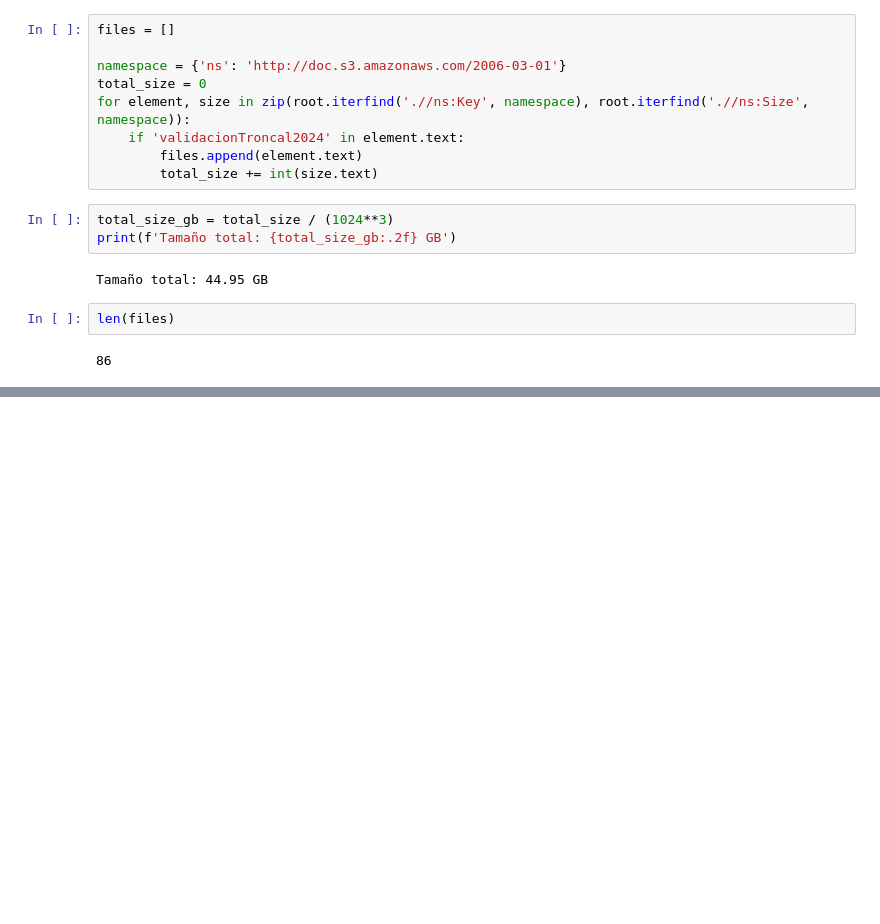
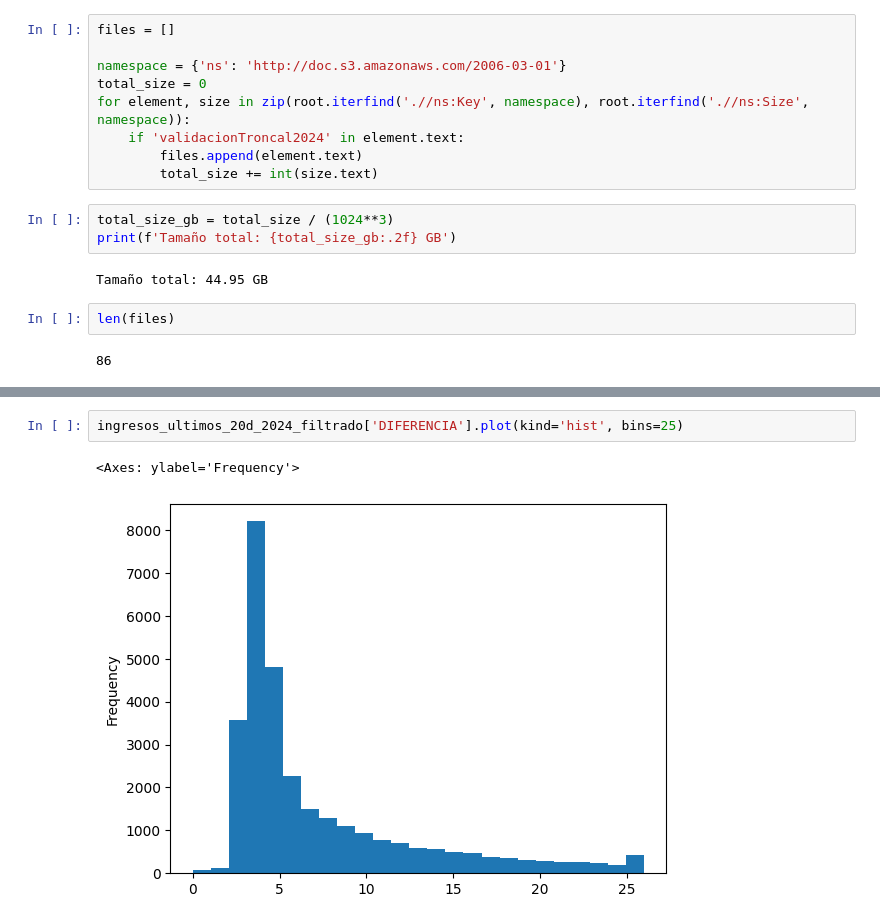
Before and after one commit to maherreramu/ps, a Jupyter notebook: digest_ingresos.ipynb, the cells around one changed output, grey strips where cells are left out. Drawn from its saved outputs; the diff is of its cells as text; blank space fills up the shorter version.

```diff
--- a/digest_ingresos.ipynb
+++ b/digest_ingresos.ipynb
@@ -123,0 +181,5 @@ ingresos_ultimos_20d_2024 = pd.read_csv('ingresos_ultimos_20d_2024.csv')
+# %%
+ingresos_ultimos_20d_2024_filtrado['DIFERENCIA'].plot(kind='hist', bins=25)
+# %% [output]
+<Axes: ylabel='Frequency'>
+[figure, added]
```
Also changed, not shown: parts of 17 cells of this notebook, 1 other file.
